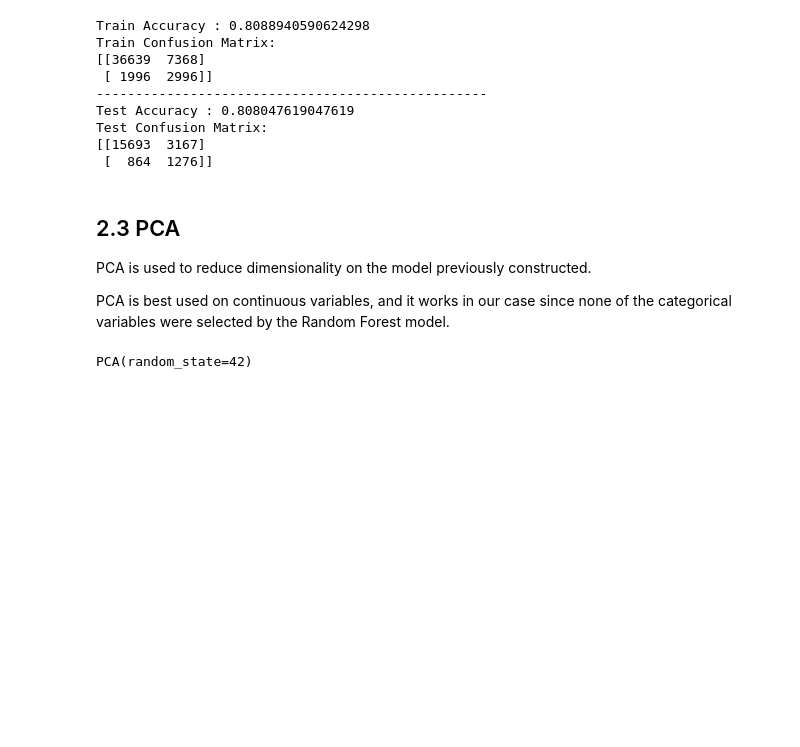
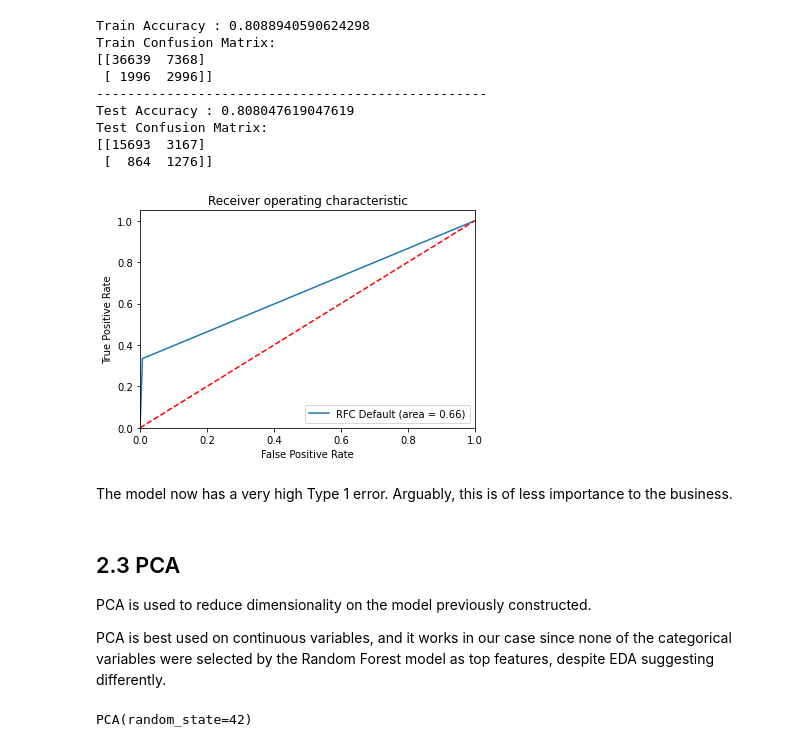
Before and after one commit to bengcheo/telecom_churn, a Jupyter notebook: telecom-churn-case-study.ipynb, the cells around one changed output. Cells and saved outputs as stored; diff of their text form; code cells hidden in the pictures; blank space fills up the shorter version.

```diff
--- a/telecom-churn-case-study.ipynb
+++ b/telecom-churn-case-study.ipynb
@@ -547,10 +666,27 @@ Test Accuracy : 0.808047619047619
 Test Confusion Matrix:
 [[15693  3167]
  [  864  1276]]
+# %%
+logreg_roc_auc = metrics.roc_auc_score(y_test, y_test_pred)
+fpr, tpr, thresholds = metrics.roc_curve(y_test, y_test_pred)
+plt.figure()
+plt.plot(fpr, tpr, label='RFC Default (area = %0.2f)' % logreg_roc_auc)
+plt.plot([0, 1], [0, 1],'r--')
+plt.xlim([0.0, 1.0])
+plt.ylim([0.0, 1.05])
+plt.xlabel('False Positive Rate')
+plt.ylabel('True Positive Rate')
+plt.title('Receiver operating characteristic: Logistic Regression')
+plt.legend(loc="lower right")
+plt.show()
+# %% [output]
+[figure, added]
+# %% [markdown]
+The model now has a very high Type 1 error. Arguably, this is of less importance to the business.
 # %% [markdown]
 ## 2.3 PCA
 
 PCA is used to reduce dimensionality on the model previously constructed.
 
-PCA is best used on continuous variables, and it works in our case since none of the categorical variables were selected by the Random Forest model.
+PCA is best used on continuous variables, and it works in our case since none of the categorical variables were selected by the Random Forest model as top features, despite EDA suggesting differently.
 # %%
```
Also changed, not shown: parts of 97 cells of this notebook.
